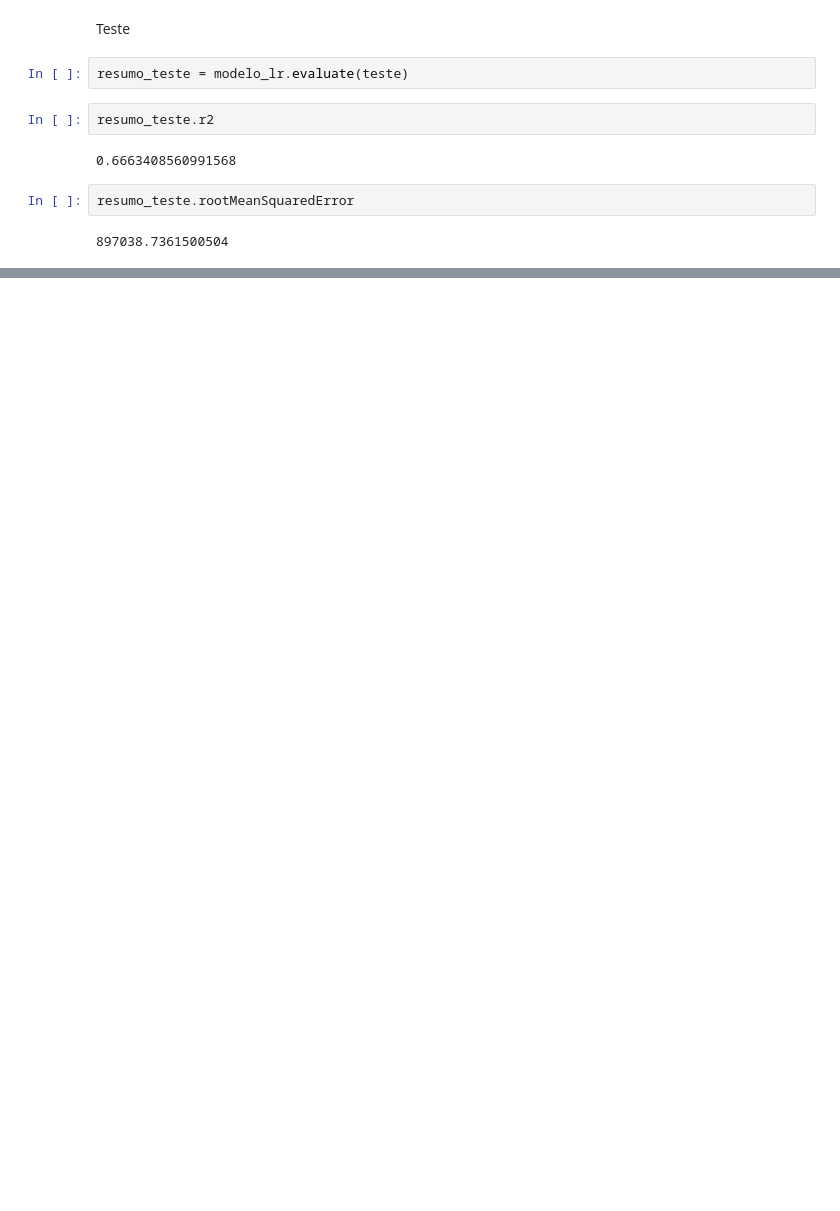
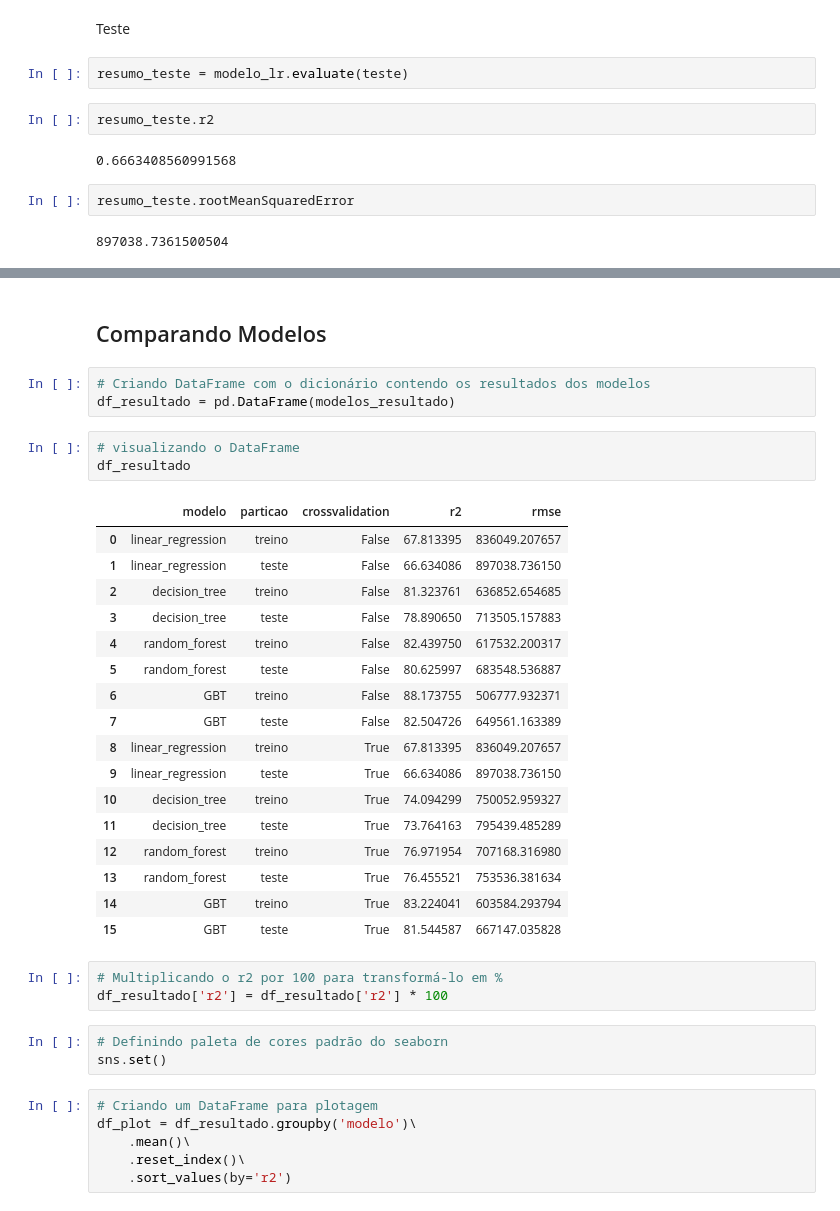
Before and after one commit to kennenvi/Challange-Dados, a Jupyter notebook: Regressao_com_Spark.ipynb, the cells around one changed output, grey strips where cells are left out. Saved outputs shown, nothing was run; the diff lists cells and outputs as text; blank space fills up the shorter version.

```diff
--- a/Regressao_com_Spark.ipynb
+++ b/Regressao_com_Spark.ipynb
@@ -469,0 +824,38 @@ RMSE: 897038.736150
+# %% [markdown]
+## Comparando Modelos
+# %%
+# Criando DataFrame com o dicionário contendo os resultados dos modelos
+df_resultado = pd.DataFrame(modelos_resultado)
+# %%
+# visualizando o DataFrame
+df_resultado
+# %% [output]
+|  | modelo | particao | crossvalidation | r2 | rmse |
+| 0 | linear_regression | treino | False | 67.813395 | 836049.207657 |
+| 1 | linear_regression | teste | False | 66.634086 | 897038.736150 |
+| 2 | decision_tree | treino | False | 81.323761 | 636852.654685 |
+| 3 | decision_tree | teste | False | 78.890650 | 713505.157883 |
+| 4 | random_forest | treino | False | 82.439750 | 617532.200317 |
+| 5 | random_forest | teste | False | 80.625997 | 683548.536887 |
+| 6 | GBT | treino | False | 88.173755 | 506777.932371 |
+| 7 | GBT | teste | False | 82.504726 | 649561.163389 |
+| 8 | linear_regression | treino | True | 67.813395 | 836049.207657 |
+| 9 | linear_regression | teste | True | 66.634086 | 897038.736150 |
+| 10 | decision_tree | treino | True | 74.094299 | 750052.959327 |
+| 11 | decision_tree | teste | True | 73.764163 | 795439.485289 |
+| 12 | random_forest | treino | True | 76.971954 | 707168.316980 |
+| 13 | random_forest | teste | True | 76.455521 | 753536.381634 |
+| 14 | GBT | treino | True | 83.224041 | 603584.293794 |
+| 15 | GBT | teste | True | 81.544587 | 667147.035828 |
+# %%
+# Multiplicando o r2 por 100 para transformá-lo em %
+df_resultado['r2'] = df_resultado['r2'] * 100
+# %%
+# Definindo paleta de cores padrão do seaborn
+sns.set()
+# %%
+# Criando um DataFrame para plotagem
+df_plot = df_resultado.groupby('modelo')\
+    .mean()\
+    .reset_index()\
+    .sort_values(by='r2')
```
Also changed, not shown: parts of 92 cells of this notebook.
